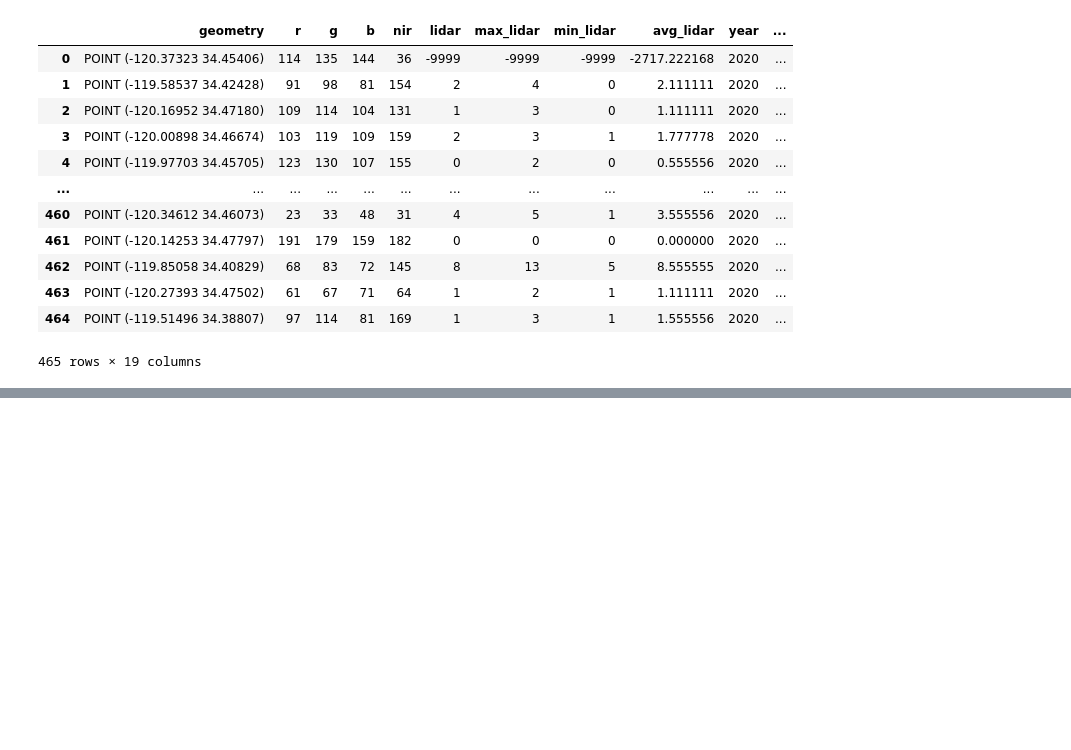
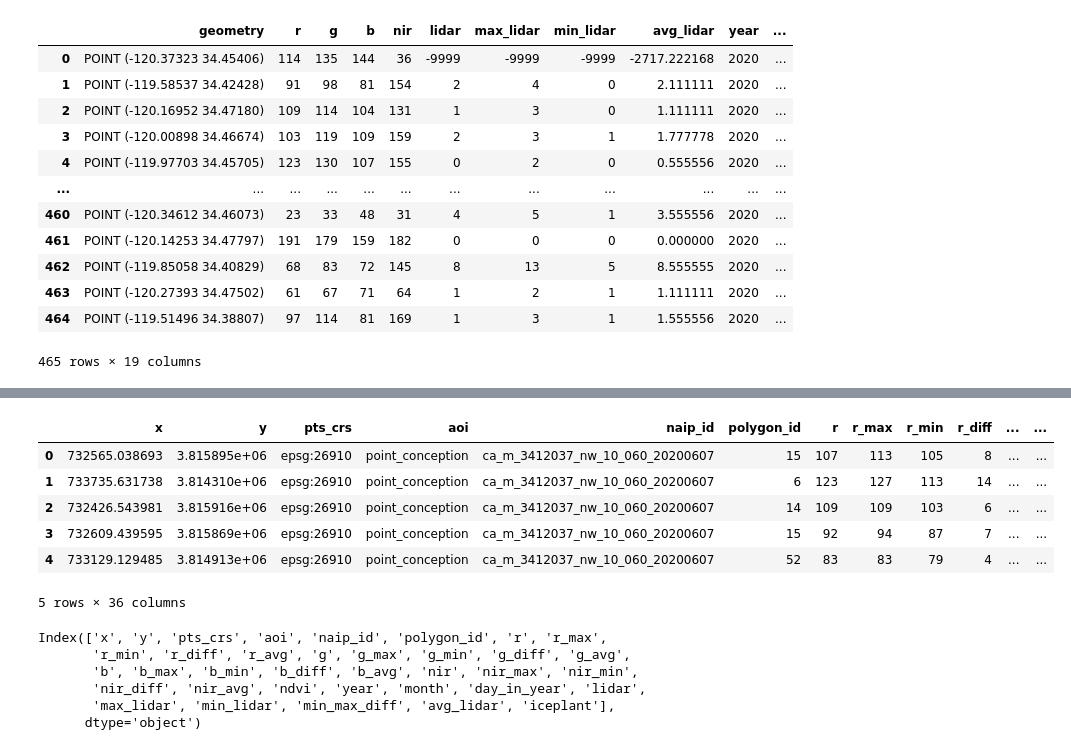
Before and after one commit to NCEAS/msai4earth-esa, a Jupyter notebook: iceplant_detection/sample_validation_points.ipynb, the cells around one changed output, grey strips where cells are left out. Cells and saved outputs as stored; diff of their text form; code cells hidden in the pictures; blank space fills up the shorter version.

```diff
--- a/iceplant_detection/sample_validation_points.ipynb
+++ b/iceplant_detection/sample_validation_points.ipynb
@@ -182,0 +436,20 @@ samples.to_file(os.path.join(folder, 'validation_augmented_spectral_'+str(year))
+# %%
+train = pd.read_csv(os.path.join(os.getcwd(),'data_sampling_workflow','spectral_window_train_set.csv'))
+train.head()
+# %% [output]
+|  | x | y | pts_crs | aoi | naip_id | polygon_id | r | r_max | r_min | r_diff | ... | ... |
+| 0 | 732565.038693 | 3.815895e+06 | epsg:26910 | point_conception | ca_m_3412037_nw_10_060_20200607 | 15 | 107 | 113 | 105 | 8 | ... | ... |
+| 1 | 733735.631738 | 3.814310e+06 | epsg:26910 | point_conception | ca_m_3412037_nw_10_060_20200607 | 6 | 123 | 127 | 113 | 14 | ... | ... |
+| 2 | 732426.543981 | 3.815916e+06 | epsg:26910 | point_conception | ca_m_3412037_nw_10_060_20200607 | 14 | 109 | 109 | 103 | 6 | ... | ... |
+| 3 | 732609.439595 | 3.815869e+06 | epsg:26910 | point_conception | ca_m_3412037_nw_10_060_20200607 | 15 | 92 | 94 | 87 | 7 | ... | ... |
+| 4 | 733129.129485 | 3.814913e+06 | epsg:26910 | point_conception | ca_m_3412037_nw_10_060_20200607 | 52 | 83 | 83 | 79 | 4 | ... | ... |
+5 rows × 36 columns
+# %%
+train.columns
+# %% [output]
+Index(['x', 'y', 'pts_crs', 'aoi', 'naip_id', 'polygon_id', 'r', 'r_max',
+       'r_min', 'r_diff', 'r_avg', 'g', 'g_max', 'g_min', 'g_diff', 'g_avg',
+       'b', 'b_max', 'b_min', 'b_diff', 'b_avg', 'nir', 'nir_max', 'nir_min',
+       'nir_diff', 'nir_avg', 'ndvi', 'year', 'month', 'day_in_year', 'lidar',
+       'max_lidar', 'min_lidar', 'min_max_diff', 'avg_lidar', 'iceplant'],
+      dtype='object')
```
Also changed, not shown: parts of 6 cells of this notebook, 2 other files.
